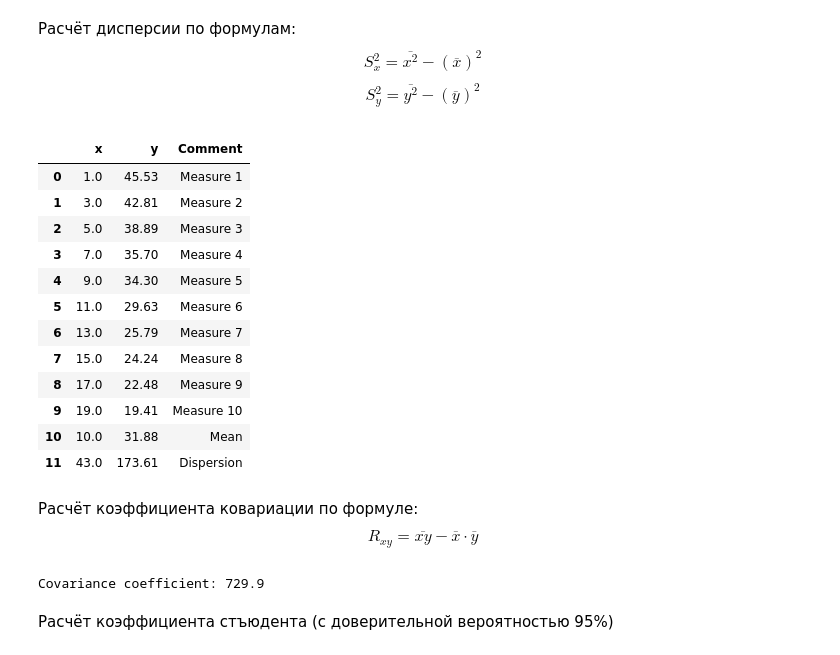
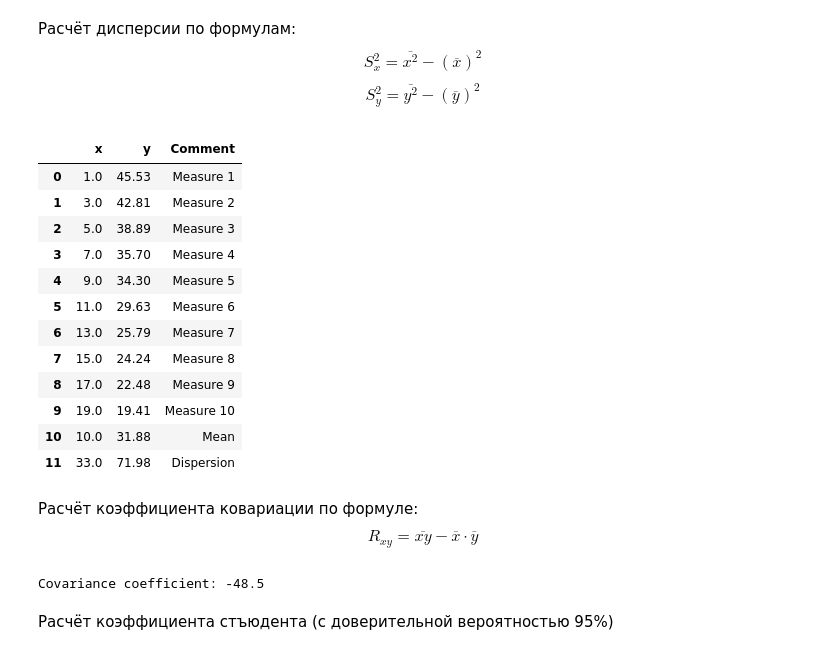
Before and after one commit to wol-byte/Mechanics_first_term, a Jupyter notebook: lab_01/main.ipynb, the cells around one changed output. Saved outputs shown, nothing was run; the diff lists cells and outputs as text; code cells hidden in the pictures.

```diff
--- a/lab_01/main.ipynb
+++ b/lab_01/main.ipynb
@@ -372,42 +372,42 @@ data_2
 Расчёт дисперсии по формулам: $$ S_x^2 = \overline{x^2} - (\overline{x})^2 $$
 $$ S_y^2 = \overline{y^2} - (\overline{y})^2 $$
 # %%
-x_squared_mean = np.sum(data_2.iloc[:,0]**2)/10
-y_squared_mean = np.sum(data_2.iloc[:,1]**2)/10
+x_squared_mean = np.sum(data_2.iloc[:-1,0]**2)/10
+y_squared_mean = np.sum(data_2.iloc[:-1,1]**2)/10
 
 S_x2 = x_squared_mean - x_mean**2
 S_y2 = y_squared_mean - y_mean**2
 
 data_2.loc[len(data_2)] = {
     'x': np.round(S_x2, 2),
     'y': np.round(S_y2, 2),
     'Comment': 'Dispersion'
 }
 
 data_2
 # %% [output]
 |  | x | y | Comment |
 | 0 | 1.0 | 45.53 | Measure 1 |
 | 1 | 3.0 | 42.81 | Measure 2 |
 | 2 | 5.0 | 38.89 | Measure 3 |
 | 3 | 7.0 | 35.70 | Measure 4 |
 | 4 | 9.0 | 34.30 | Measure 5 |
 | 5 | 11.0 | 29.63 | Measure 6 |
 | 6 | 13.0 | 25.79 | Measure 7 |
 | 7 | 15.0 | 24.24 | Measure 8 |
 | 8 | 17.0 | 22.48 | Measure 9 |
 | 9 | 19.0 | 19.41 | Measure 10 |
 | 10 | 10.0 | 31.88 | Mean |
-| 11 | 43.0 | 173.61 | Dispersion |
+| 11 | 33.0 | 71.98 | Dispersion |
 # %% [markdown]
 Расчёт коэффициента ковариации по формуле: $$ R_{xy} = \overline{xy} - \overline{x} \cdot \overline{y} $$
 # %%
-xy_mean = np.sum(data_2.iloc[:,0]*data_2.iloc[:,1])/10
+xy_mean = np.sum(data_2.iloc[:-2,0]*data_2.iloc[:-2,1])/10
 R_xy = xy_mean - x_mean*y_mean
 
 print('Covariance coefficient:', np.round(R_xy, 2))
 # %% [output]
-Covariance coefficient: 729.9
+Covariance coefficient: -48.5
 # %% [markdown]
 Расчёт коэффициента стъюдента (с доверительной вероятностью 95%)
 # %%
```
Also changed, not shown: parts of 3 cells of this notebook.
